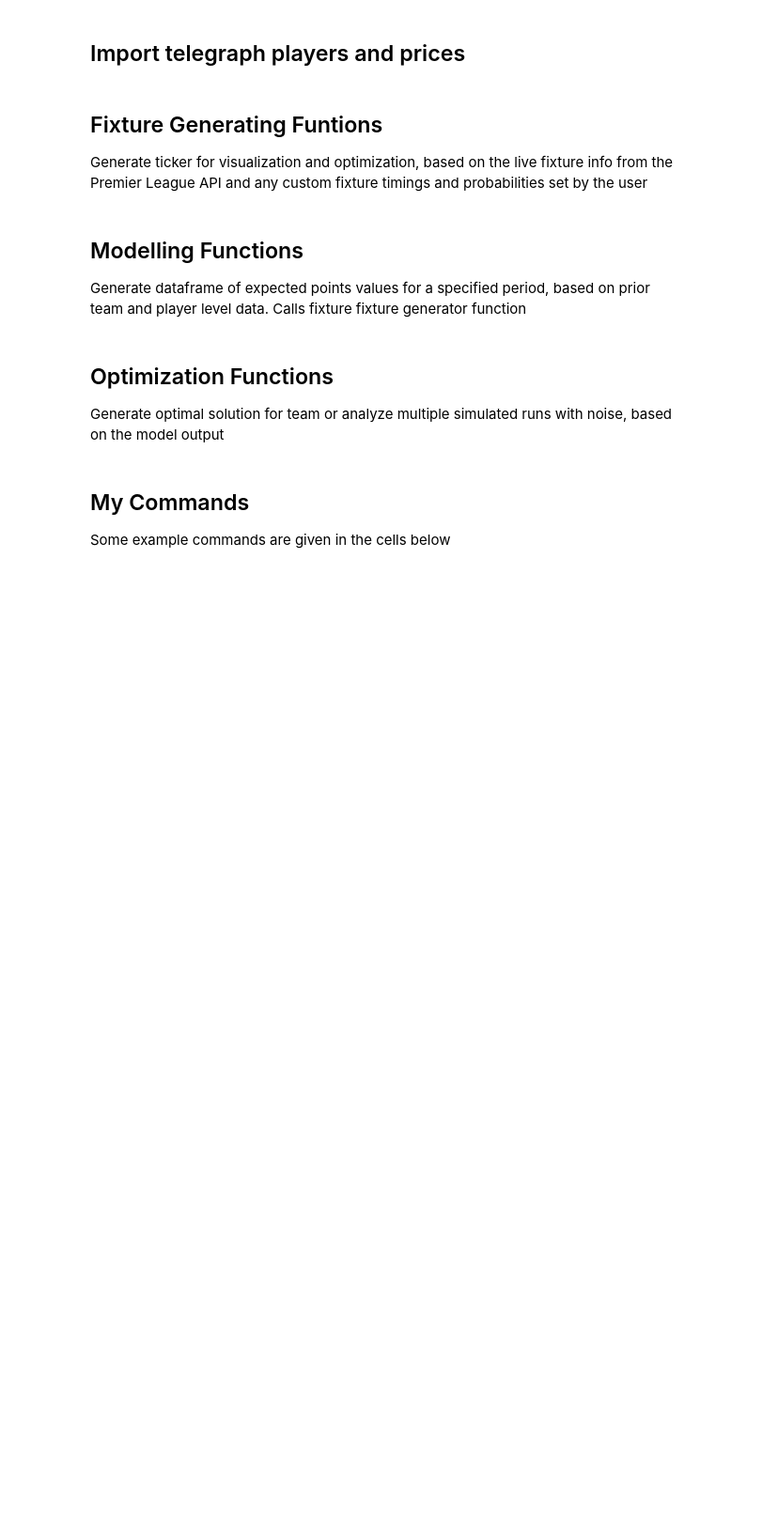
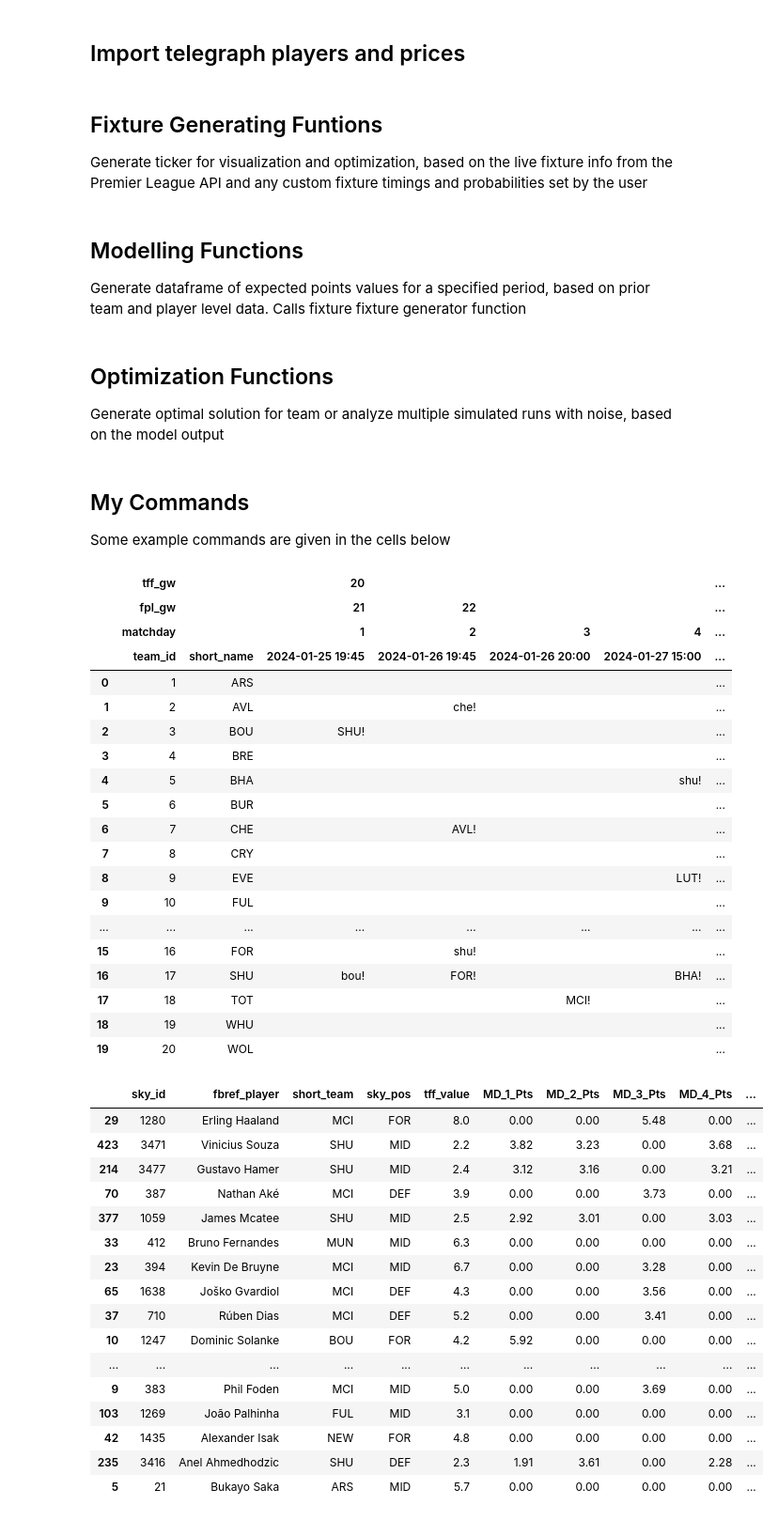
Before and after one commit to da-kbennett/TFF-Optimisation, a Jupyter notebook: notebooks/TFF_opt_v1.ipynb, the cells around one changed output. Shown: that part at 94% size. Drawn from its saved outputs; the diff is of its cells as text; code cells hidden in the pictures; blank space fills up the shorter version.

```diff
--- a/notebooks/TFF_opt_v1.ipynb
+++ b/notebooks/TFF_opt_v1.ipynb
@@ -1056,44 +1066,77 @@ Some example commands are given in the cells below
 # %%
 # To generate player EV from the fixtures:
 # Change player or team underlyings as you see fit in prior_player_data.csv and team_priors.csv
 # Penalty takers can be overridden in pen_taker_override.csv
 # Adding an fplreview.csv to the data folder will let the model use its xMins. Alternatively, edit bl_xmins in prior_player_data.csv to manually override them
 
 # Example custom fixtures dataframe to add, move, or remove fixtures and assign probabilities of occuring
 # Leave 'custom_fixtures=None' to keep the fixtures as they are on the PL site
 df = pd.DataFrame(columns=('home_team', 'away_team', 'dates', 'probabilities'))
-# PP games
-df.loc[len(df)] = ['MCI', 'BRE', ['2024-02-20 19:45'], [1]]
-df.loc[len(df)] = ['LIV', 'LUT', ['2024-02-20 19:45'], [1]]
-df.loc[len(df)] = ['BOU', 'LUT', ['2024-02-27 19:45'], [0]]
-df.loc[len(df)] = ['MUN', 'FUL', ['2024-02-27 19:45'], [1]]
+
 
 #FA CUP 3rd round replays
-df.loc[len(df)] = ['EVE', 'CRY', ['2024-01-17 19:45'], [1]]
-df.loc[len(df)] = ['WOL', 'BRE', ['2024-01-17 19:45'], [1]]
-df.loc[len(df)] = ['SHU', 'wHU', ['2024-01-17 19:45'], [1]]
 
 #FA CUP 4th round
-df.loc[len(df)] = ['BOU', 'SHU', ['2024-01-27 15:00'], [1]]
-df.loc[len(df)] = ['WHU', 'FOR', ['2024-01-27 15:00'], [1]]
-df.loc[len(df)] = ['CHE', 'AVL', ['2024-01-27 15:00'], [1]]
-df.loc[len(df)] = ['LIV', 'SHU', ['2024-01-27 15:00'], [1]]
-df.loc[len(df)] = ['TOT', 'MCI', ['2024-01-27 15:00'], [1]]
-df.loc[len(df)] = ['SHU', 'MUN', ['2024-01-27 15:00'], [1]]
+df.loc[len(df)] = ['BOU', 'SHU', ['2024-01-25 19:45'], [1]]
+df.loc[len(df)] = ['CHE', 'AVL', ['2024-01-26 19:45'], [1]]
+df.loc[len(df)] = ['SHU', 'FOR', ['2024-01-26 19:45'], [1]]
+df.loc[len(df)] = ['TOT', 'MCI', ['2024-01-26 20:00'], [1]]
+
 df.loc[len(df)] = ['SHU', 'BHA', ['2024-01-27 15:00'], [1]]
-df.loc[len(df)] = ['FUL', 'NEW', ['2024-01-27 15:00'], [1]]
-#df.loc[len(df)] = ['SHU', 'BRE or WOL', ['2024-01-27 15:00'], [1]]
-#df.loc[len(df)] = ['CRY or EVE', 'LUT or SHU', ['2024-01-27 15:00'], [1]]
+df.loc[len(df)] = ['EVE', 'LUT', ['2024-01-27 15:00'], [1]]
+df.loc[len(df)] = ['FUL', 'NEW', ['2024-01-27 19:00'], [1]]
+
+df.loc[len(df)] = ['SHU', 'WOL', ['2024-01-28 11:45'], [1]]
+df.loc[len(df)] = ['LIV', 'SHU', ['2024-01-28 14:30'], [1]]
+df.loc[len(df)] = ['SHU', 'MUN', ['2024-01-28 16:30'], [1]]
 
 
 
 # Generate fixture ticker and player EV
 # Setting "teamsheet_boost" to a positive decimal (e.g. 0.05) will boost the EV of players for whom the teamsheet will be released before the deadline
 # Set the last matchday, last_md, as an integer, or a date as a string in the format 'YYYY-mm-dd'
-r2 = generate_model_output(first_md=1, last_md=59, filename_suffix=None, custom_fixtures=df, teamsheet_boost=0.05)
+r2 = generate_model_output(first_md=1, last_md=40, filename_suffix=None, custom_fixtures=df, teamsheet_boost=0.05)
 display(r2['formatted_fixtures'])
 # display(r2['unformatted_fixtures'])
 display(r2['skymodel_output'].sort_values(by=['Total_Pts'], ascending=False).head(20))
+# %% [output]
+|  | tff_gw |  | 20 |  |  |  | ... |
+|  | fpl_gw |  | 21 | 22 |  |  | ... |
+|  | matchday |  | 1 | 2 | 3 | 4 | ... |
+|  | team_id | short_name | 2024-01-25 19:45 | 2024-01-26 19:45 | 2024-01-26 20:00 | 2024-01-27 15:00 | ... |
+| 0 | 1 | ARS |  |  |  |  | ... |
+| 1 | 2 | AVL |  | che! |  |  | ... |
+| 2 | 3 | BOU | SHU! |  |  |  | ... |
+| 3 | 4 | BRE |  |  |  |  | ... |
+| 4 | 5 | BHA |  |  |  | shu! | ... |
+| 5 | 6 | BUR |  |  |  |  | ... |
+| 6 | 7 | CHE |  | AVL! |  |  | ... |
+| 7 | 8 | CRY |  |  |  |  | ... |
+| 8 | 9 | EVE |  |  |  | LUT! | ... |
+| 9 | 10 | FUL |  |  |  |  | ... |
+| ... | ... | ... | ... | ... | ... | ... | ... |
+| 15 | 16 | FOR |  | shu! |  |  | ... |
+| 16 | 17 | SHU | bou! | FOR! |  | BHA! | ... |
+| 17 | 18 | TOT |  |  | MCI! |  | ... |
+| 18 | 19 | WHU |  |  |  |  | ... |
+| 19 | 20 | WOL |  |  |  |  | ... |
+|  | sky_id | fbref_player | short_team | sky_pos | tff_value | MD_1_Pts | MD_2_Pts | MD_3_Pts | MD_4_Pts | ... |
+| 29 | 1280 | Erling Haaland | MCI | FOR | 8.0 | 0.00 | 0.00 | 5.48 | 0.00 | ... |
+| 423 | 3471 | Vinicius Souza | SHU | MID | 2.2 | 3.82 | 3.23 | 0.00 | 3.68 | ... |
+| 214 | 3477 | Gustavo Hamer | SHU | MID | 2.4 | 3.12 | 3.16 | 0.00 | 3.21 | ... |
+| 70 | 387 | Nathan Aké | MCI | DEF | 3.9 | 0.00 | 0.00 | 3.73 | 0.00 | ... |
+| 377 | 1059 | James Mcatee | SHU | MID | 2.5 | 2.92 | 3.01 | 0.00 | 3.03 | ... |
+| 33 | 412 | Bruno Fernandes | MUN | MID | 6.3 | 0.00 | 0.00 | 0.00 | 0.00 | ... |
+| 23 | 394 | Kevin De Bruyne | MCI | MID | 6.7 | 0.00 | 0.00 | 3.28 | 0.00 | ... |
+| 65 | 1638 | Joško Gvardiol | MCI | DEF | 4.3 | 0.00 | 0.00 | 3.56 | 0.00 | ... |
+| 37 | 710 | Rúben Dias | MCI | DEF | 5.2 | 0.00 | 0.00 | 3.41 | 0.00 | ... |
+| 10 | 1247 | Dominic Solanke | BOU | FOR | 4.2 | 5.92 | 0.00 | 0.00 | 0.00 | ... |
+| ... | ... | ... | ... | ... | ... | ... | ... | ... | ... | ... |
+| 9 | 383 | Phil Foden | MCI | MID | 5.0 | 0.00 | 0.00 | 3.69 | 0.00 | ... |
+| 103 | 1269 | João Palhinha | FUL | MID | 3.1 | 0.00 | 0.00 | 0.00 | 0.00 | ... |
+| 42 | 1435 | Alexander Isak | NEW | FOR | 4.8 | 0.00 | 0.00 | 0.00 | 0.00 | ... |
+| 235 | 3416 | Anel Ahmedhodzic | SHU | DEF | 2.3 | 1.91 | 3.61 | 0.00 | 2.28 | ... |
+| 5 | 21 | Bukayo Saka | ARS | MID | 5.7 | 0.00 | 0.00 | 0.00 | 0.00 | ... |
 # %%
 # To generate optimal team and plan:
 # List all the sky IDs of all players to include in the initial squad (or leave empty), see prior_player_data.csv for reference
```
Also changed, not shown: parts of 3 cells of this notebook.
